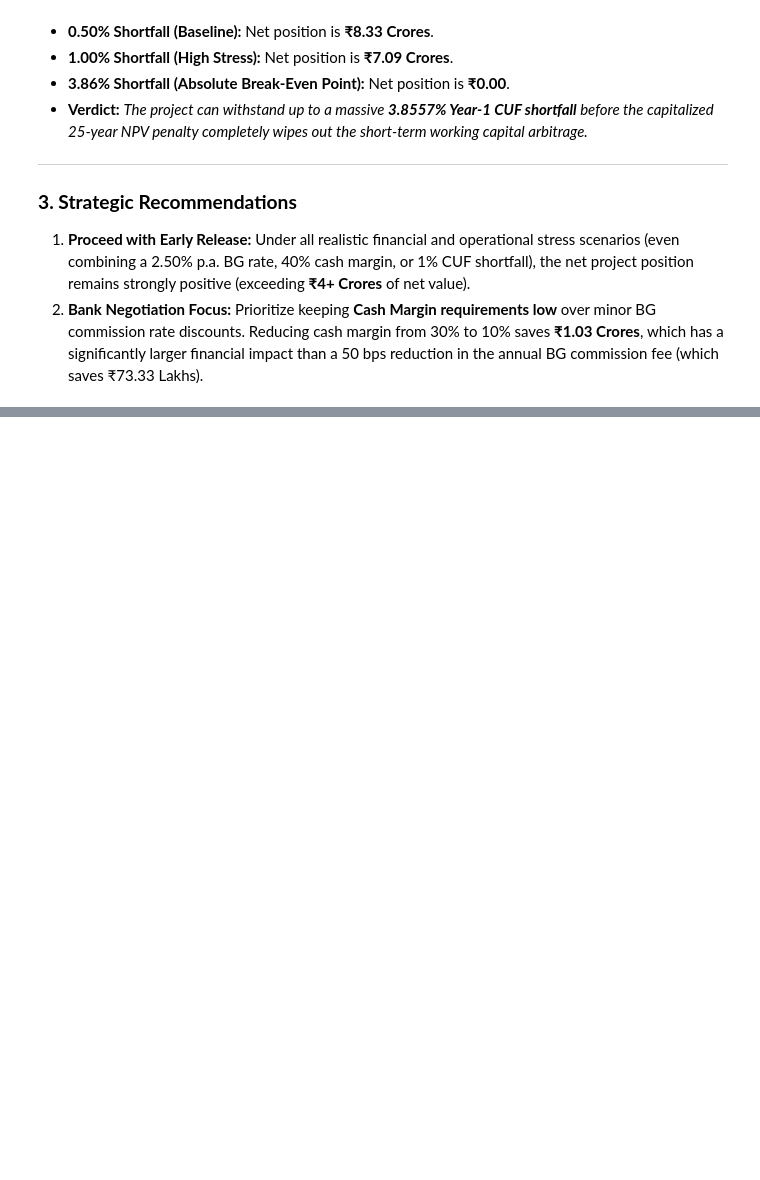
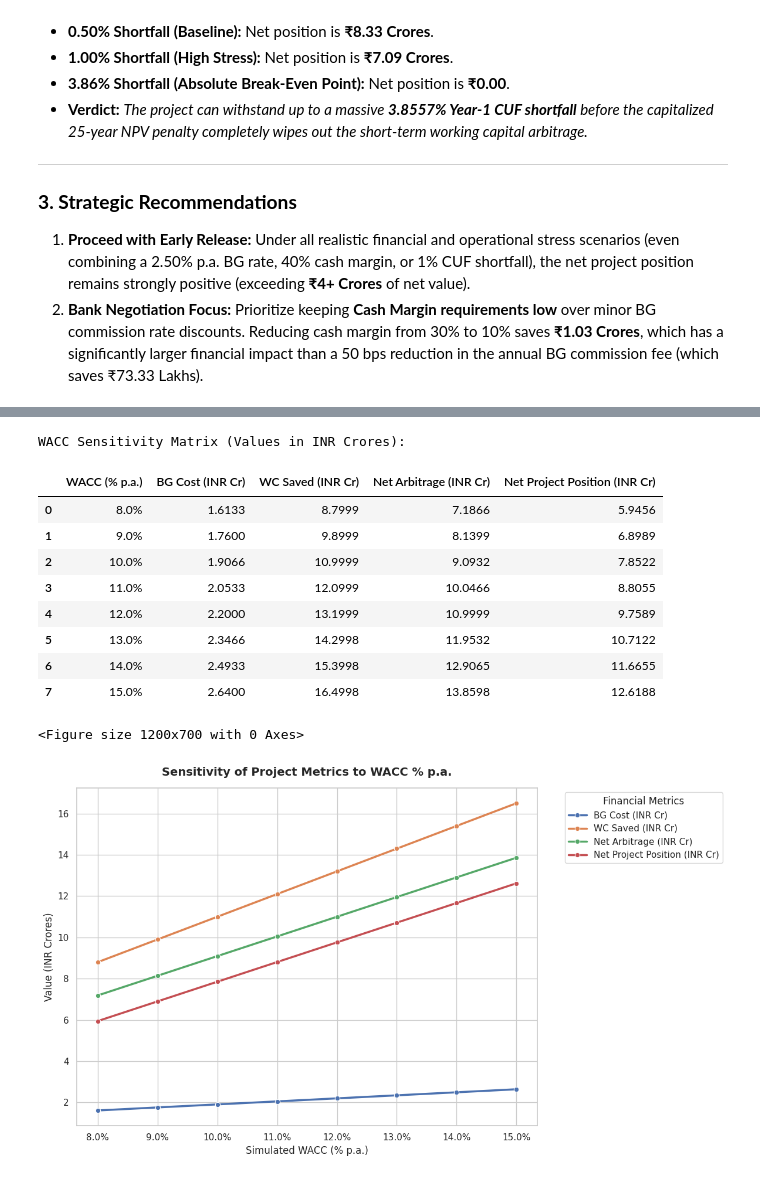
Before and after one commit to Ekka1981/AP2, a Jupyter notebook: Copy_of_sensitivity_stress_test_Analysis_MAITHAN_PROJECT.ipynb, the cells around one changed output, grey strips where cells are left out. Drawn from its saved outputs; the diff is of its cells as text; code cells hidden in the pictures; blank space fills up the shorter version.

```diff
--- a/Copy_of_sensitivity_stress_test_Analysis_MAITHAN_PROJECT.ipynb
+++ b/Copy_of_sensitivity_stress_test_Analysis_MAITHAN_PROJECT.ipynb
@@ -1140,0 +1368,76 @@ We systematically stress-tested the Net Project Position (including the baseline
+# %%
+import numpy as np
+import pandas as pd
+import matplotlib.pyplot as plt
+import seaborn as sns
+
+# Define a range of WACCs to analyze
+wacc_test_rates = np.arange(0.08, 0.16, 0.01)
+
+# Standard project inputs
+retention_base = 977766828
+bg_rate = 0.01
+cash_margin = 0.10
+fd_rate = 0.07
+baseline_cuf_penalty = 12410211
+
+wacc_sensitivity_records = []
+
+for w in wacc_test_rates:
+    # 1. Total 18-Month BG Financing Cost
+    bg_cost = retention_base * (bg_rate * 1.5 + cash_margin * (w - fd_rate) * 1.5)
+    # 2. Working Capital Interest Saved (13.5M)
+    wc_saved = retention_base * w * (13.5 / 12)
+    # 3. Net Arbitrage (OUT-3)
+    net_arbitrage = wc_saved - bg_cost
+    # 4. Net Project Position after baseline CUF penalty (OUT-5)
+    net_position = net_arbitrage - baseline_cuf_penalty
+
+    wacc_sensitivity_records.append({
+        "WACC (% p.a.)": f"{w*100:.1f}%",
+        "BG Cost (INR Cr)": bg_cost / 1e7,
+        "WC Saved (INR Cr)": wc_saved / 1e7,
+        "Net Arbitrage (INR Cr)": net_arbitrage / 1e7,
+        "Net Project Position (INR Cr)": net_position / 1e7
+    })
+
+df_wacc_sens = pd.DataFrame(wacc_sensitivity_records)
+print("WACC Sensitivity Matrix (Values in INR Crores):")
+display(df_wacc_sens.round(4))
+
+# Plotting the multi-line sensitivity chart
+plt.figure(figsize=(12, 7))
+sns.set_theme(style="whitegrid")
+
+# Convert column names for melting
+df_melted = df_wacc_sens.melt(id_vars=["WACC (% p.a.)"], var_name="Metric", value_name="Value (INR Crores)")
+
+plt.figure(figsize=(12, 7))
+sns.lineplot(
+    data=df_melted,
+    x="WACC (% p.a.)",
+    y="Value (INR Crores)",
+    hue="Metric",
+    marker="o",
+    linewidth=2.5
+)
+
+plt.title("Sensitivity of Project Metrics to WACC % p.a.", fontsize=14, fontweight="bold", pad=15)
+plt.xlabel("Simulated WACC (% p.a.)", fontsize=12)
+plt.ylabel("Value (INR Crores)", fontsize=12)
+plt.legend(title="Financial Metrics", bbox_to_anchor=(1.05, 1), loc='upper left')
+plt.tight_layout()
+plt.show()
+# %% [output]
+WACC Sensitivity Matrix (Values in INR Crores):
+|  | WACC (% p.a.) | BG Cost (INR Cr) | WC Saved (INR Cr) | Net Arbitrage (INR Cr) | Net Project Position (INR Cr) |
+| 0 | 8.0% | 1.6133 | 8.7999 | 7.1866 | 5.9456 |
+| 1 | 9.0% | 1.7600 | 9.8999 | 8.1399 | 6.8989 |
+| 2 | 10.0% | 1.9066 | 10.9999 | 9.0932 | 7.8522 |
+| 3 | 11.0% | 2.0533 | 12.0999 | 10.0466 | 8.8055 |
+| 4 | 12.0% | 2.2000 | 13.1999 | 10.9999 | 9.7589 |
+| 5 | 13.0% | 2.3466 | 14.2998 | 11.9532 | 10.7122 |
+| 6 | 14.0% | 2.4933 | 15.3998 | 12.9065 | 11.6655 |
+| 7 | 15.0% | 2.6400 | 16.4998 | 13.8598 | 12.6188 |
+<Figure size 1200x700 with 0 Axes>
+[figure, added]
```
Also changed, not shown: parts of 4 cells of this notebook.
